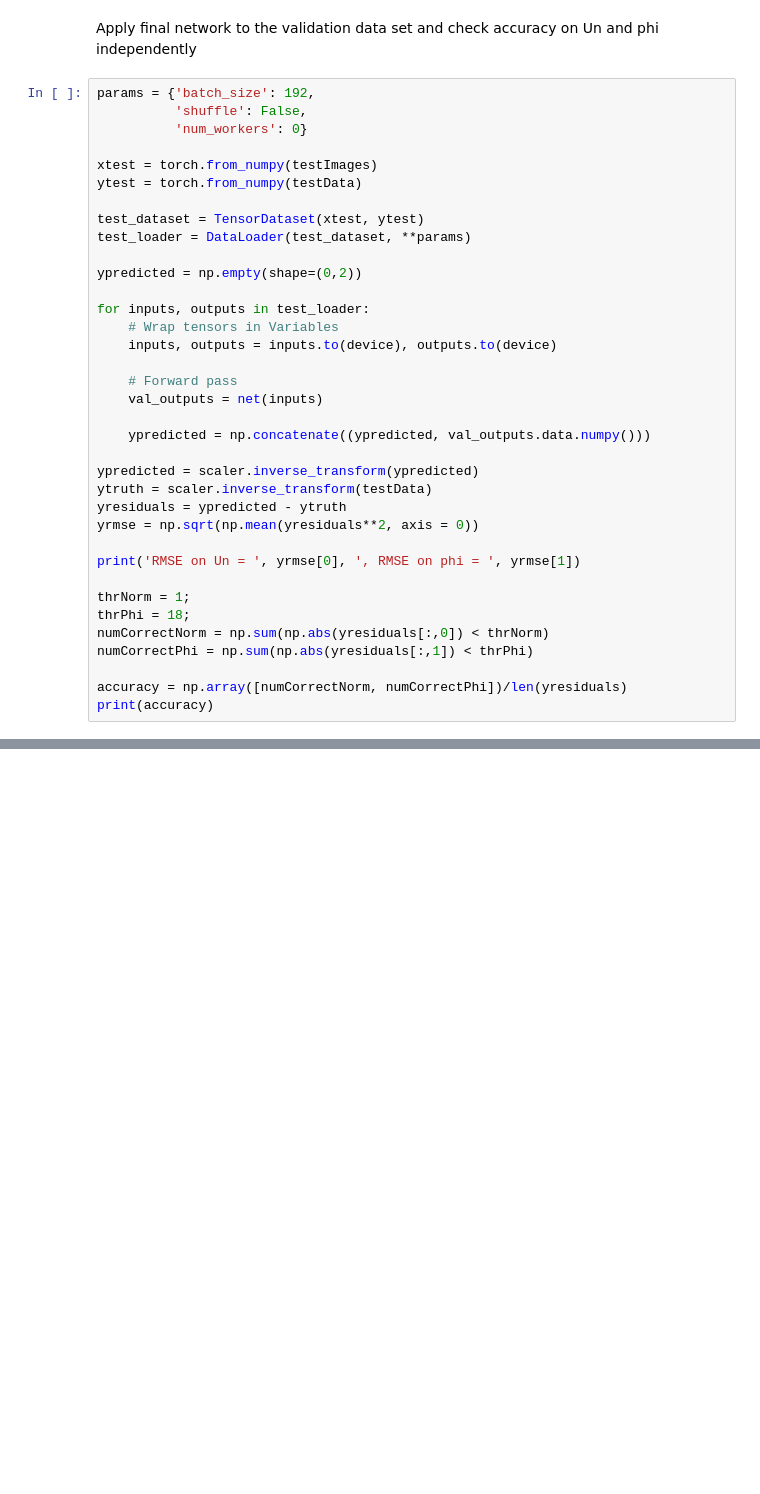
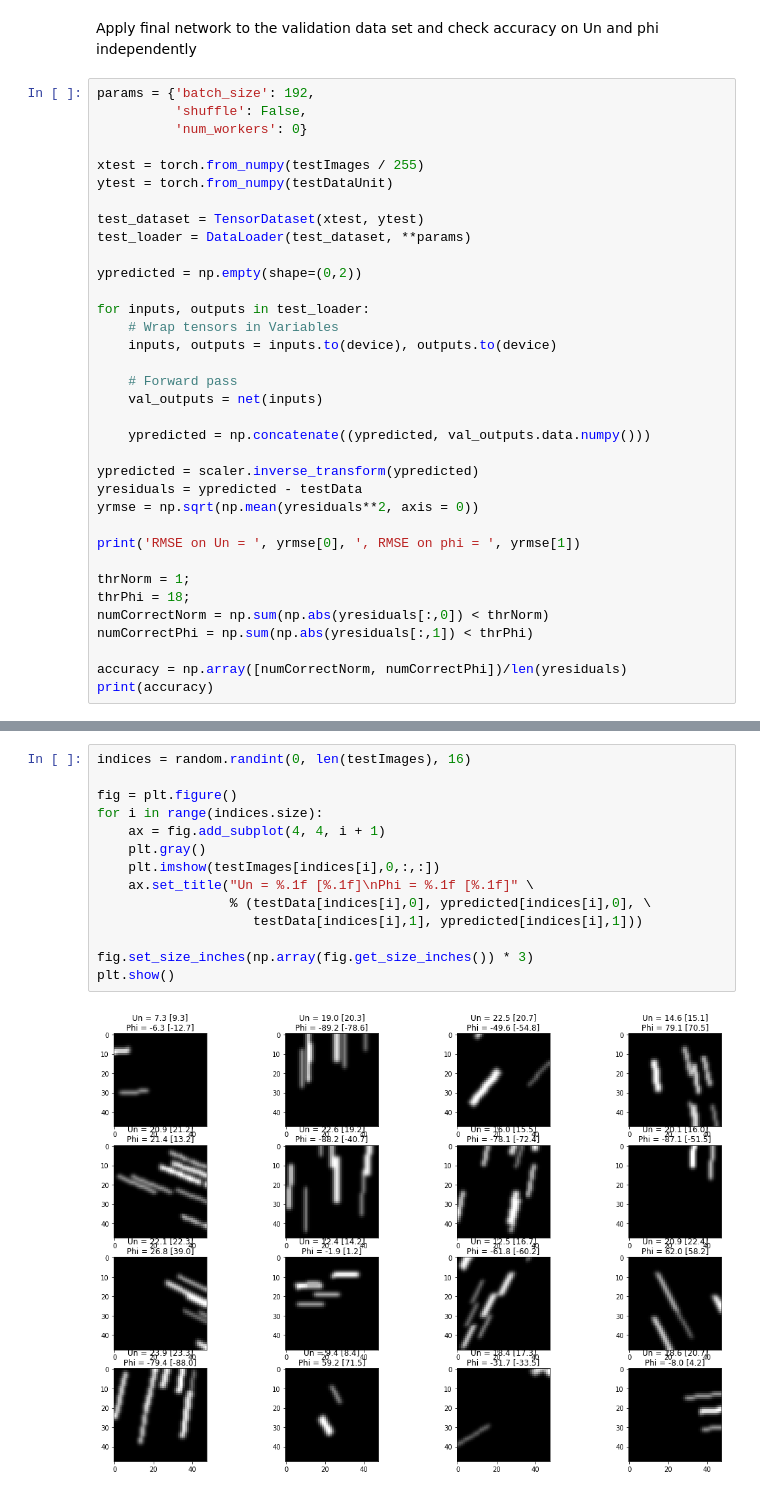
Before and after one commit to agrayver/streakcnn, a Jupyter notebook: test_CNN_pytorch.ipynb, the cells around one changed output, grey strips where cells are left out. Saved outputs shown, nothing was run; the diff lists cells and outputs as text; blank space fills up the shorter version.

```diff
--- a/test_CNN_pytorch.ipynb
+++ b/test_CNN_pytorch.ipynb
@@ -111,8 +104,8 @@ params = {'batch_size': 192,
           'shuffle': False,
           'num_workers': 0}
 
-xtest = torch.from_numpy(testImages)
-ytest = torch.from_numpy(testData)
+xtest = torch.from_numpy(testImages / 255)
+ytest = torch.from_numpy(testDataUnit)
 
 test_dataset = TensorDataset(xtest, ytest)
 test_loader = DataLoader(test_dataset, **params)
@@ -129,8 +122,7 @@ for inputs, outputs in test_loader:
     ypredicted = np.concatenate((ypredicted, val_outputs.data.numpy()))
 
 ypredicted = scaler.inverse_transform(ypredicted)
-ytruth = scaler.inverse_transform(testData)
-yresiduals = ypredicted - ytruth
+yresiduals = ypredicted - testData
 yrmse = np.sqrt(np.mean(yresiduals**2, axis = 0))
 
 print('RMSE on Un = ', yrmse[0], ', RMSE on phi = ', yrmse[1])
@@ -147,0 +140,16 @@ RMSE on Un =  5.779236211911967 , RMSE on phi =  52.91822214809093
+# %%
+indices = random.randint(0, len(testImages), 16)
+
+fig = plt.figure()
+for i in range(indices.size):
+    ax = fig.add_subplot(4, 4, i + 1)
+    plt.gray()
+    plt.imshow(testImages[indices[i],0,:,:])
+    ax.set_title("Un = %.1f [%.1f]\nPhi = %.1f [%.1f]" \
+                 % (testData[indices[i],0], ypredicted[indices[i],0], \
+                    testData[indices[i],1], ypredicted[indices[i],1]))
+
+fig.set_size_inches(np.array(fig.get_size_inches()) * 3)
+plt.show()
+# %% [output]
+[figure, added]
```
Also changed, not shown: parts of 3 cells of this notebook, 5 other files.
